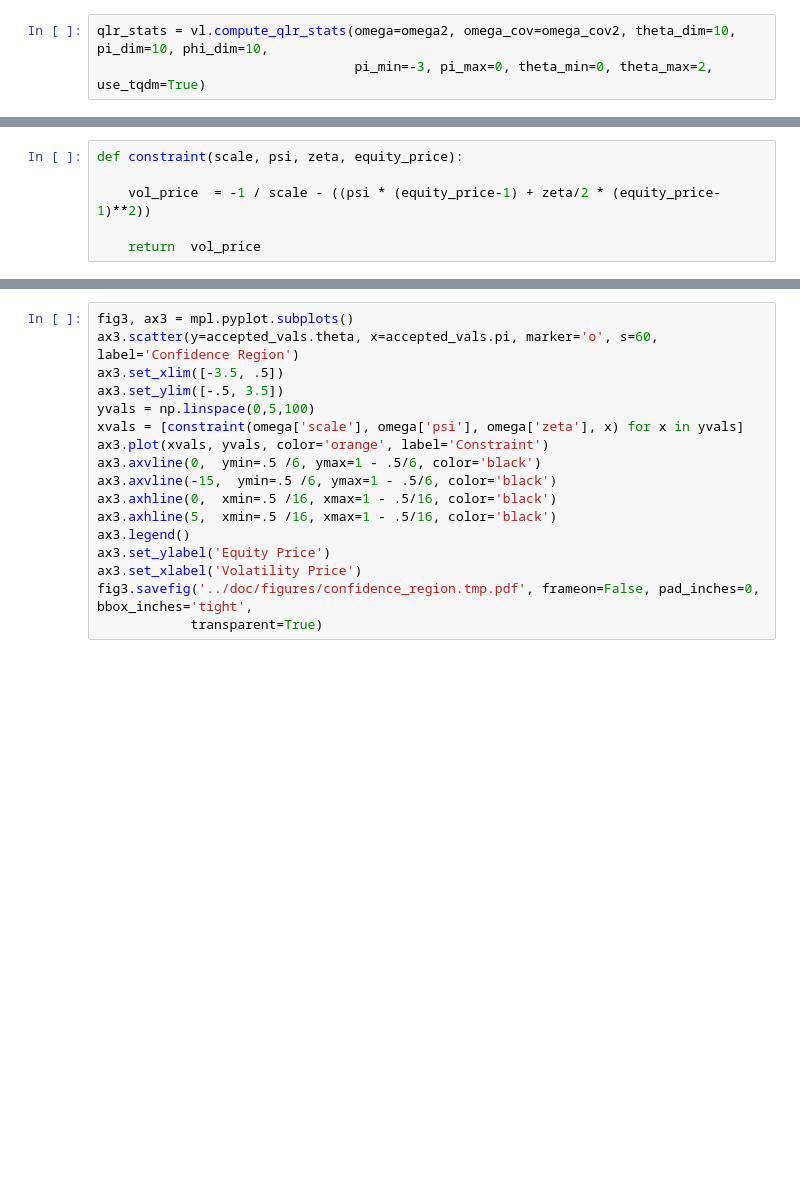
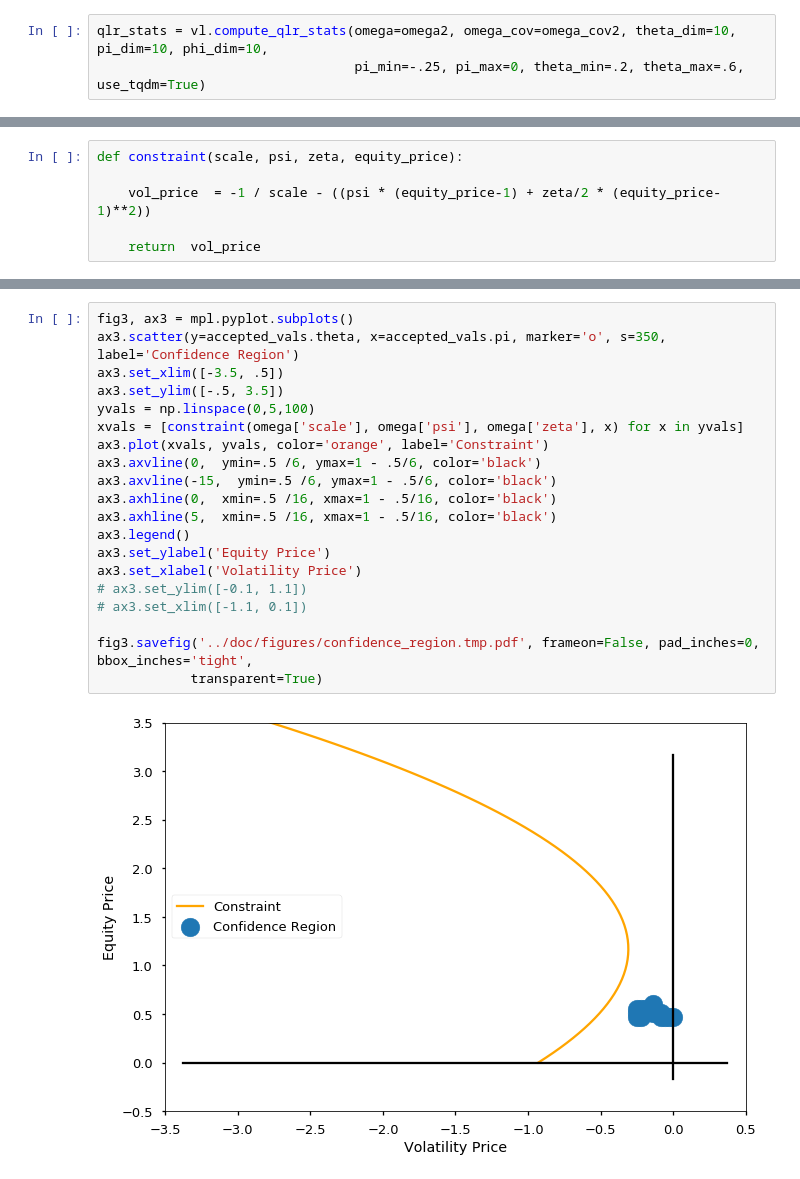
Before and after one commit to sangrey/RiskPriceInference, a Jupyter notebook: volpriceinference/robust_inference_on_data.ipynb, the cells around one changed output, grey strips where cells are left out. Drawn from its saved outputs; the diff is of its cells as text; blank space fills up the shorter version.

```diff
--- a/volpriceinference/robust_inference_on_data.ipynb
+++ b/volpriceinference/robust_inference_on_data.ipynb
@@ -108,7 +108,7 @@ Name: vol, dtype: float64
 omega2, omega_cov2 = vl.estimate_params(data)
 # %%
 qlr_stats = vl.compute_qlr_stats(omega=omega2, omega_cov=omega_cov2, theta_dim=10, pi_dim=10, phi_dim=10,
-                                 pi_min=-3, pi_max=0, theta_min=0, theta_max=2,  use_tqdm=True)
+                                 pi_min=-.25, pi_max=0, theta_min=.2, theta_max=.6,  use_tqdm=True)
 # %% [output]
 [interactive output not drawn]
 # %%
@@ -148,19 +217,24 @@ accepted_vals
 # %%
 fig3, ax3 = mpl.pyplot.subplots()
-ax3.scatter(y=accepted_vals.theta, x=accepted_vals.pi, marker='o', s=60, label='Confidence Region')
+ax3.scatter(y=accepted_vals.theta, x=accepted_vals.pi, marker='o', s=350, label='Confidence Region')
 ax3.set_xlim([-3.5, .5])
 ax3.set_ylim([-.5, 3.5])
 yvals = np.linspace(0,5,100)
 xvals = [constraint(omega['scale'], omega['psi'], omega['zeta'], x) for x in yvals]
 ax3.plot(xvals, yvals, color='orange', label='Constraint')
 ax3.axvline(0,  ymin=.5 /6, ymax=1 - .5/6, color='black')
 ax3.axvline(-15,  ymin=.5 /6, ymax=1 - .5/6, color='black')
 ax3.axhline(0,  xmin=.5 /16, xmax=1 - .5/16, color='black')
 ax3.axhline(5,  xmin=.5 /16, xmax=1 - .5/16, color='black')
 ax3.legend()
 ax3.set_ylabel('Equity Price')
 ax3.set_xlabel('Volatility Price')
+# ax3.set_ylim([-0.1, 1.1])
+# ax3.set_xlim([-1.1, 0.1])
+
 fig3.savefig('../doc/figures/confidence_region.tmp.pdf', frameon=False, pad_inches=0, bbox_inches='tight',
             transparent=True)
+# %% [output]
+[figure, added]
 # %%
 accepted_vals.min()
```
Also changed, not shown: parts of 9 cells of this notebook, 3 other files.
